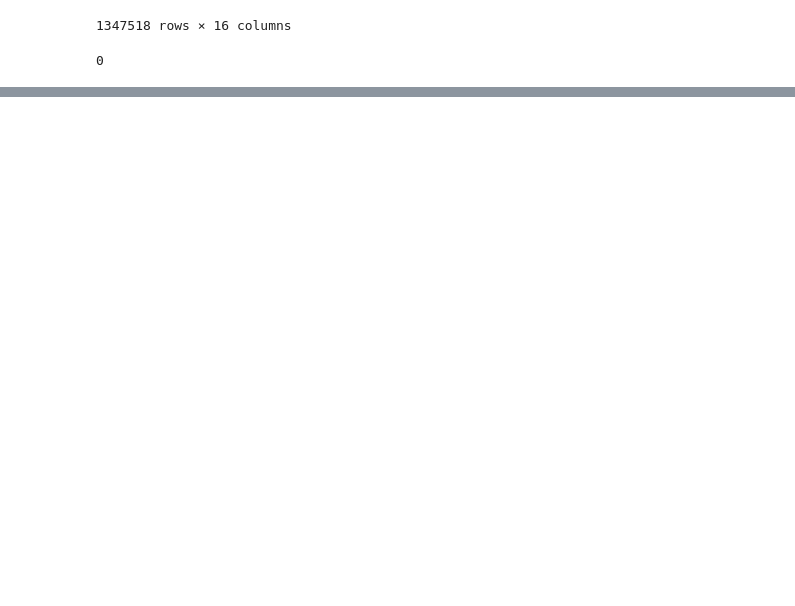
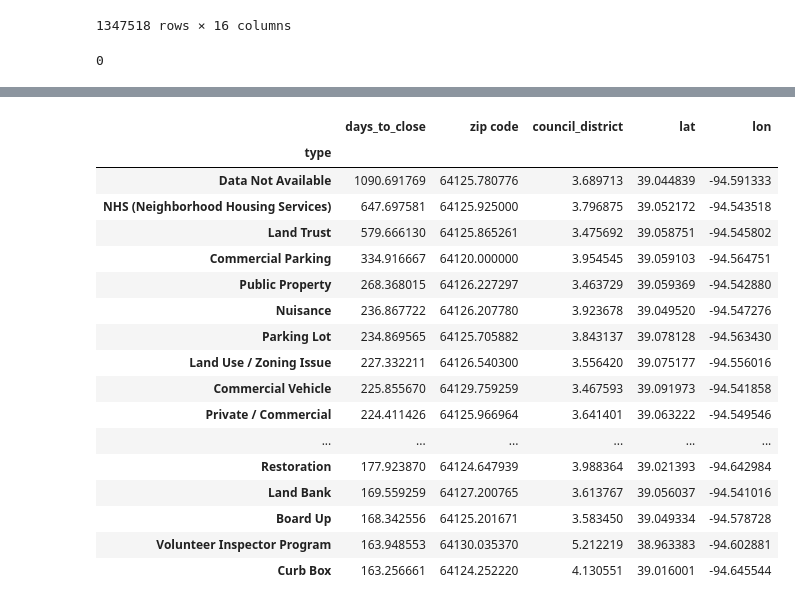
Before and after one commit to Sasmita28/city-service, a Jupyter notebook: insert_data.ipynb, the cells around one changed output, grey strips where cells are left out. Saved outputs shown, nothing was run; the diff lists cells and outputs as text; code cells hidden in the pictures; blank space fills up the shorter version.

```diff
--- a/insert_data.ipynb
+++ b/insert_data.ipynb
@@ -153,0 +175,6 @@ citi_df_mod.isnull().sum().sum()
+# %%
+citi_df_mod['days_to_close'] = citi_df_mod['days_to_close'].astype(str)
+citi_df_mod['days_to_close'] = citi_df_mod['days_to_close'].str.replace(",", "")
+citi_df_mod['days_to_close'] = citi_df_mod['days_to_close'].astype(float)
+
+citi_df_mod
@@ -153,0 +195,21 @@ citi_df_mod.isnull().sum().sum()
+# %%
+citi_df_mod.groupby('type').mean().sort_values('days_to_close', ascending=False).head(20)
+# %% [output]
+|  | days_to_close | zip code | council_district | lat | lon |
+| type |  |  |  |  |  |
+| Data Not Available | 1090.691769 | 64125.780776 | 3.689713 | 39.044839 | -94.591333 |
+| NHS (Neighborhood Housing Services) | 647.697581 | 64125.925000 | 3.796875 | 39.052172 | -94.543518 |
+| Land Trust | 579.666130 | 64125.865261 | 3.475692 | 39.058751 | -94.545802 |
+| Commercial Parking | 334.916667 | 64120.000000 | 3.954545 | 39.059103 | -94.564751 |
+| Public Property | 268.368015 | 64126.227297 | 3.463729 | 39.059369 | -94.542880 |
+| Nuisance | 236.867722 | 64126.207780 | 3.923678 | 39.049520 | -94.547276 |
+| Parking Lot | 234.869565 | 64125.705882 | 3.843137 | 39.078128 | -94.563430 |
+| Land Use / Zoning Issue | 227.332211 | 64126.540300 | 3.556420 | 39.075177 | -94.556016 |
+| Commercial Vehicle | 225.855670 | 64129.759259 | 3.467593 | 39.091973 | -94.541858 |
+| Private / Commercial | 224.411426 | 64125.966964 | 3.641401 | 39.063222 | -94.549546 |
+| ... | ... | ... | ... | ... | ... |
+| Restoration | 177.923870 | 64124.647939 | 3.988364 | 39.021393 | -94.642984 |
+| Land Bank | 169.559259 | 64127.200765 | 3.613767 | 39.056037 | -94.541016 |
+| Board Up | 168.342556 | 64125.201671 | 3.583450 | 39.049334 | -94.578728 |
+| Volunteer Inspector Program | 163.948553 | 64130.035370 | 5.212219 | 38.963383 | -94.602881 |
+| Curb Box | 163.256661 | 64124.252220 | 4.130551 | 39.016001 | -94.645544 |
```
Also changed, not shown: parts of 2 cells of this notebook, 3 other files.
